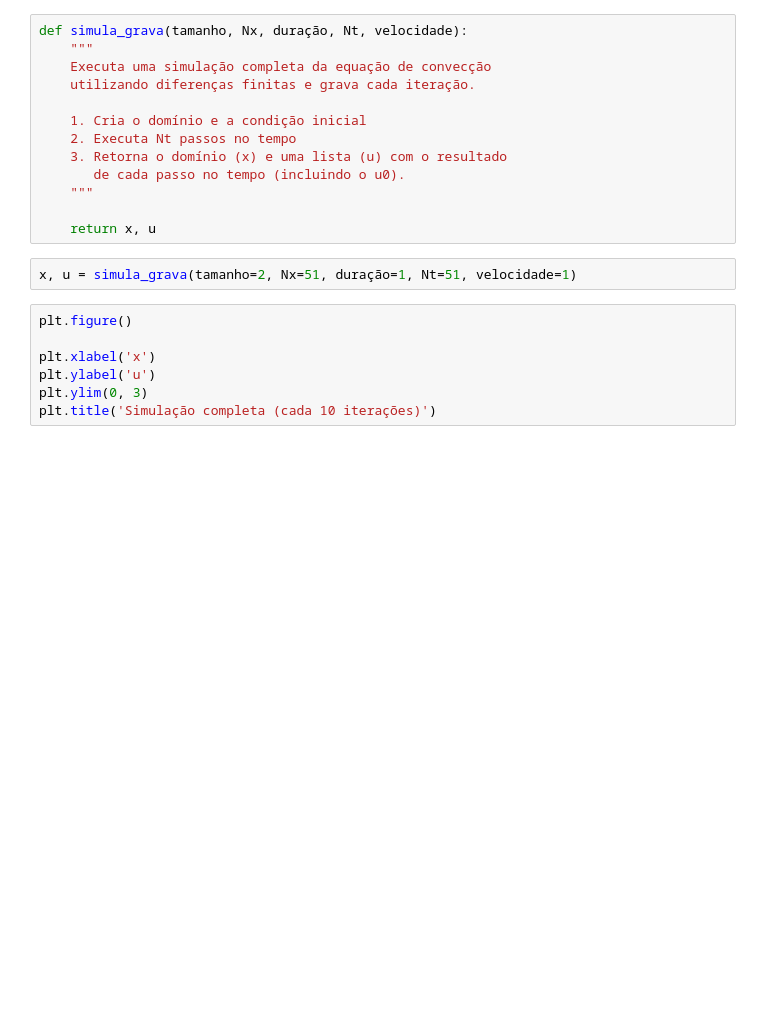
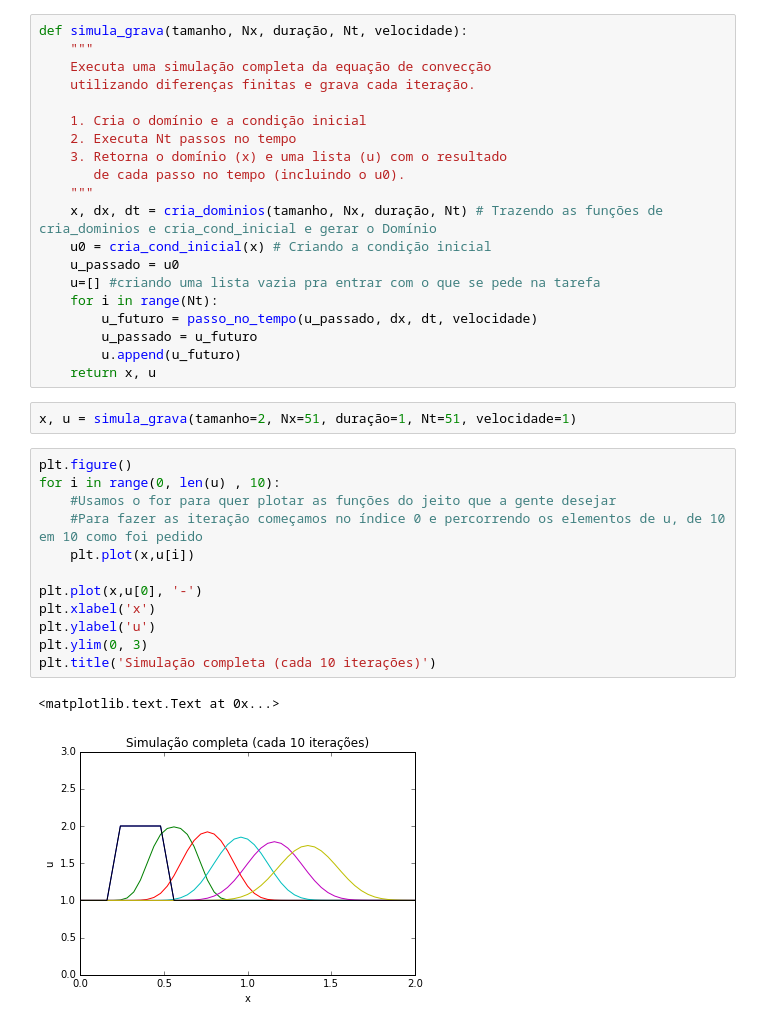
Before and after one commit to mat-esp-2016/diferencas-finitas-conveccao-luis-victor-felipe-e-romulo, a Jupyter notebook: df-conveccao.ipynb, the cells around one changed output. Cells and saved outputs as stored; diff of their text form; blank space fills up the shorter version.

Commit message:
Tarefa bônus adicionada

```diff
--- a/df-conveccao.ipynb
+++ b/df-conveccao.ipynb
@@ -169,17 +169,32 @@ def simula_grava(tamanho, Nx, duração, Nt, velocidade):
     3. Retorna o domínio (x) e uma lista (u) com o resultado
        de cada passo no tempo (incluindo o u0).
     """
-
+    x, dx, dt = cria_dominios(tamanho, Nx, duração, Nt) # Trazendo as funções de cria_dominios e cria_cond_inicial e gerar o Domínio
+    u0 = cria_cond_inicial(x) # Criando a condição inicial
+    u_passado = u0
+    u=[] #criando uma lista vazia pra entrar com o que se pede na tarefa
+    for i in range(Nt):
+        u_futuro = passo_no_tempo(u_passado, dx, dt, velocidade)
+        u_passado = u_futuro
+        u.append(u_futuro)
     return x, u
 # %%
 x, u = simula_grava(tamanho=2, Nx=51, duração=1, Nt=51, velocidade=1)
-# %%
-plt.figure()
-
-plt.xlabel('x')
-plt.ylabel('u')
-plt.ylim(0, 3)
-plt.title('Simulação completa (cada 10 iterações)')
+# %%
+plt.figure()
+for i in range(0, len(u) , 10):
+    #Usamos o for para quer plotar as funções do jeito que a gente desejar
+    #Para fazer as iteração começamos no índice 0 e percorrendo os elementos de u, de 10 em 10 como foi pedido
+    plt.plot(x,u[i])
+
+plt.plot(x,u[0], '-')
+plt.xlabel('x')
+plt.ylabel('u')
+plt.ylim(0, 3)
+plt.title('Simulação completa (cada 10 iterações)')
+# %% [output]
+<matplotlib.text.Text at 0x...>
+[figure, added]
 # %% [markdown]
 **Course website**: https://github.com/mat-esp/about
 
```
Also changed, not shown: parts of 1 cell of this notebook.
